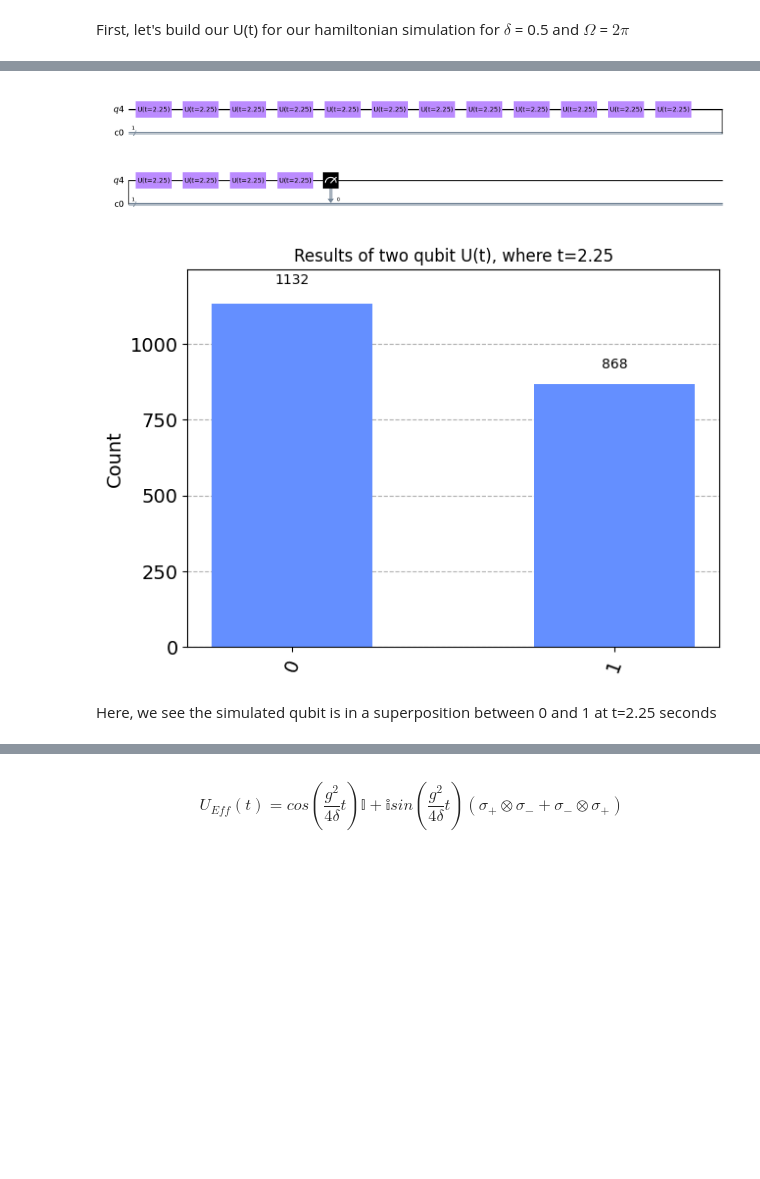
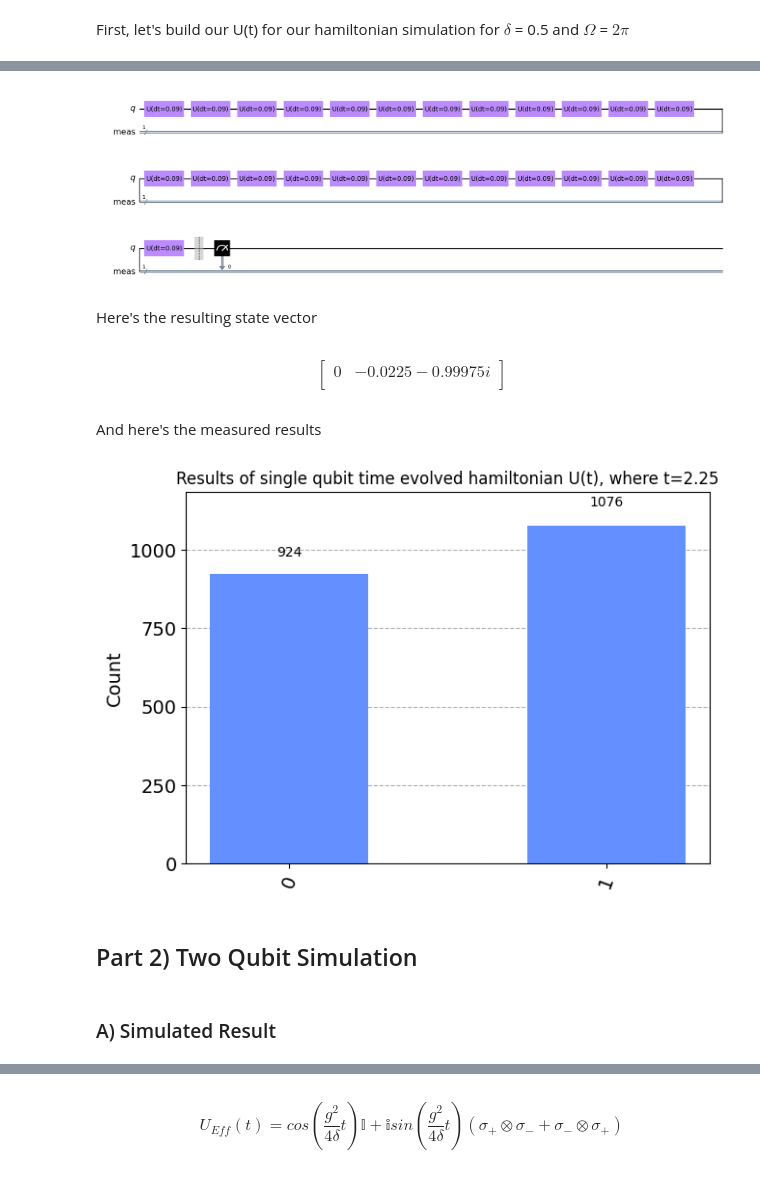
Before and after one commit to the-iron-ryan/CS-239, a Jupyter notebook: HamiltonianSim/HamiltonianSim.ipynb, the cells around one changed output, grey strips where cells are left out. Saved outputs shown, nothing was run; the diff lists cells and outputs as text; code cells hidden in the pictures; blank space fills up the shorter version.

```diff
--- a/HamiltonianSim/HamiltonianSim.ipynb
+++ b/HamiltonianSim/HamiltonianSim.ipynb
@@ -29,14 +30,16 @@ This makes our $\epsilon$ error approximately 20%, which should be plenty accept
 First, let's build our U(t) for our hamiltonian simulation for $\delta$ = 0.5 and $\Omega$ = $2\pi$
 # %%
 t = 2.25
+r = 25
+dt = t/r
+
 delta = 0.5
 Omega = 2*np.pi
 
-qr = QuantumRegister(1)
-qc = QuantumCircuit(qr, name="U(t={})".format(t))
+qc = QuantumCircuit(1, name="U(dt={})".format(dt))
 
-qc.rz(delta * t, 0)
-qc.rx(Omega * t, 0)
+qc.rz(delta * dt, 0)
+qc.rx(Omega * dt, 0)
 U_t = qc.to_gate()
 qc.draw(output='mpl')
 # %% [output]
@@ -44,23 +47,36 @@ qc.draw(output='mpl')
 # %%
-qr = QuantumRegister(1)
-cr = ClassicalRegister(1)
-qc = QuantumCircuit(qr, cr)
+qc = QuantumCircuit(1)
 
-r = 16
 for i in range(r):
     qc.append(U_t, [0])
-qc.measure(qr[0], cr[0])
 
+qc.measure_all()
 qc.draw(output='mpl')
 # %% [output]
-[figure, old version]
+[figure, new version]
+# %% [markdown]
+Here's the resulting state vector
+# %%
+sim = Aer.get_backend('statevector_simulator')
+results = execute(qc, backend=sim, shots=2000).result()
+state_vec = results.get_statevector()
+array_to_latex(state_vec)
+# %% [output]
+$$
+\begin{bmatrix}
+0 & -0.0225 - 0.99975i  \\
+ \end{bmatrix}
+$$
+# %% [markdown]
+And here's the measured results
 # %%
 sim = Aer.get_backend('aer_simulator')
-shots = 2000
-results = execute(qc, backend=sim, shots=shots).result()
+results = execute(qc, backend=sim, shots=2000).result()
 counts = results.get_counts()
-plot_histogram(counts, title="Results of two qubit U(t), where t={}".format(t))
+plot_histogram(counts, title="Results of single qubit time evolved hamiltonian U(t), where t={}".format(t))
 # %% [output]
-[figure, old version]
+[figure, new version]
-# %% [markdown]
-Here, we see the simulated qubit is in a superposition between 0 and 1 at t=2.25 seconds
+# %% [markdown]
+## Part 2) Two Qubit Simulation
+# %% [markdown]
+### A) Simulated Result
```
Also changed, not shown: parts of 20 cells of this notebook, 5 other files.
